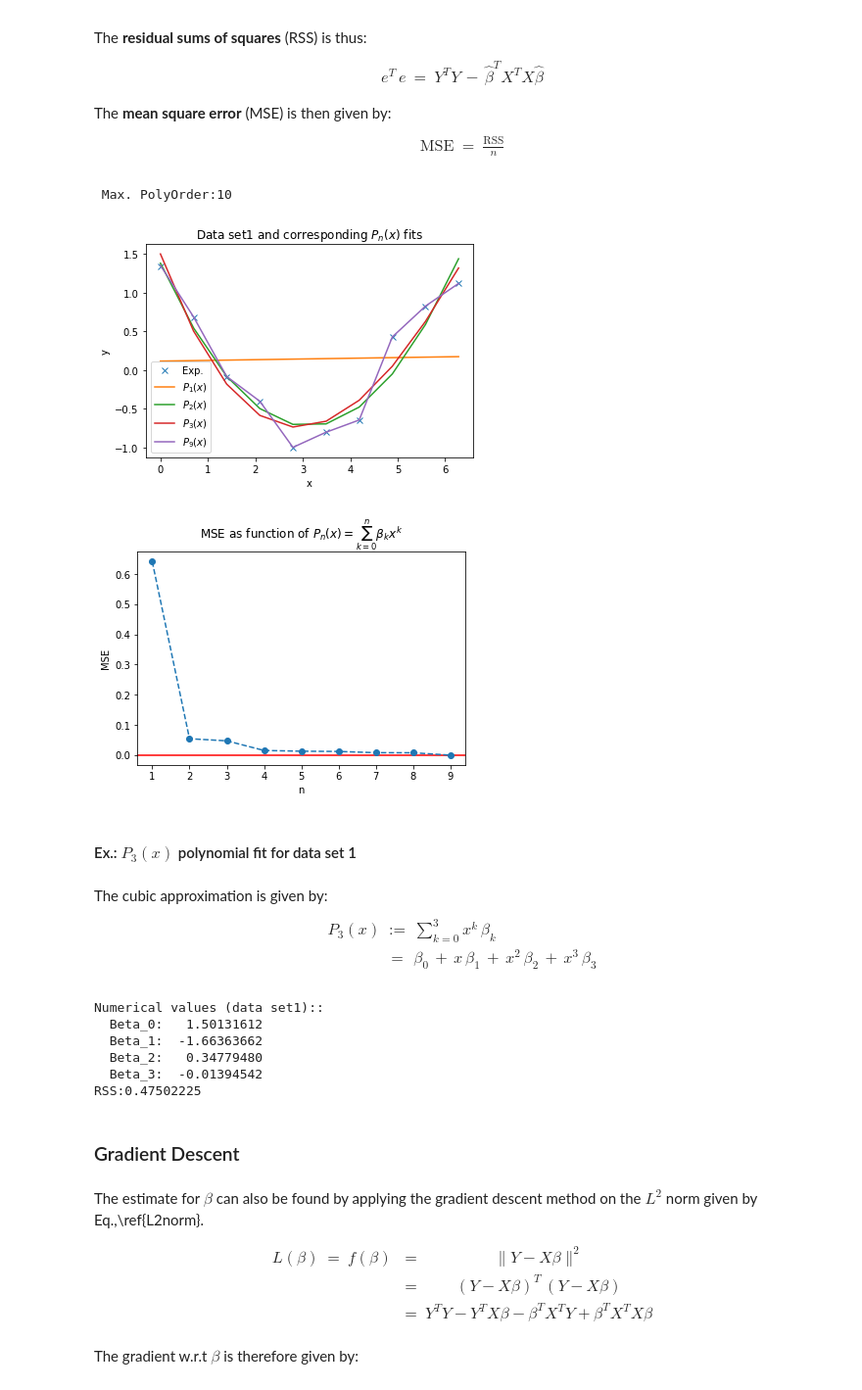
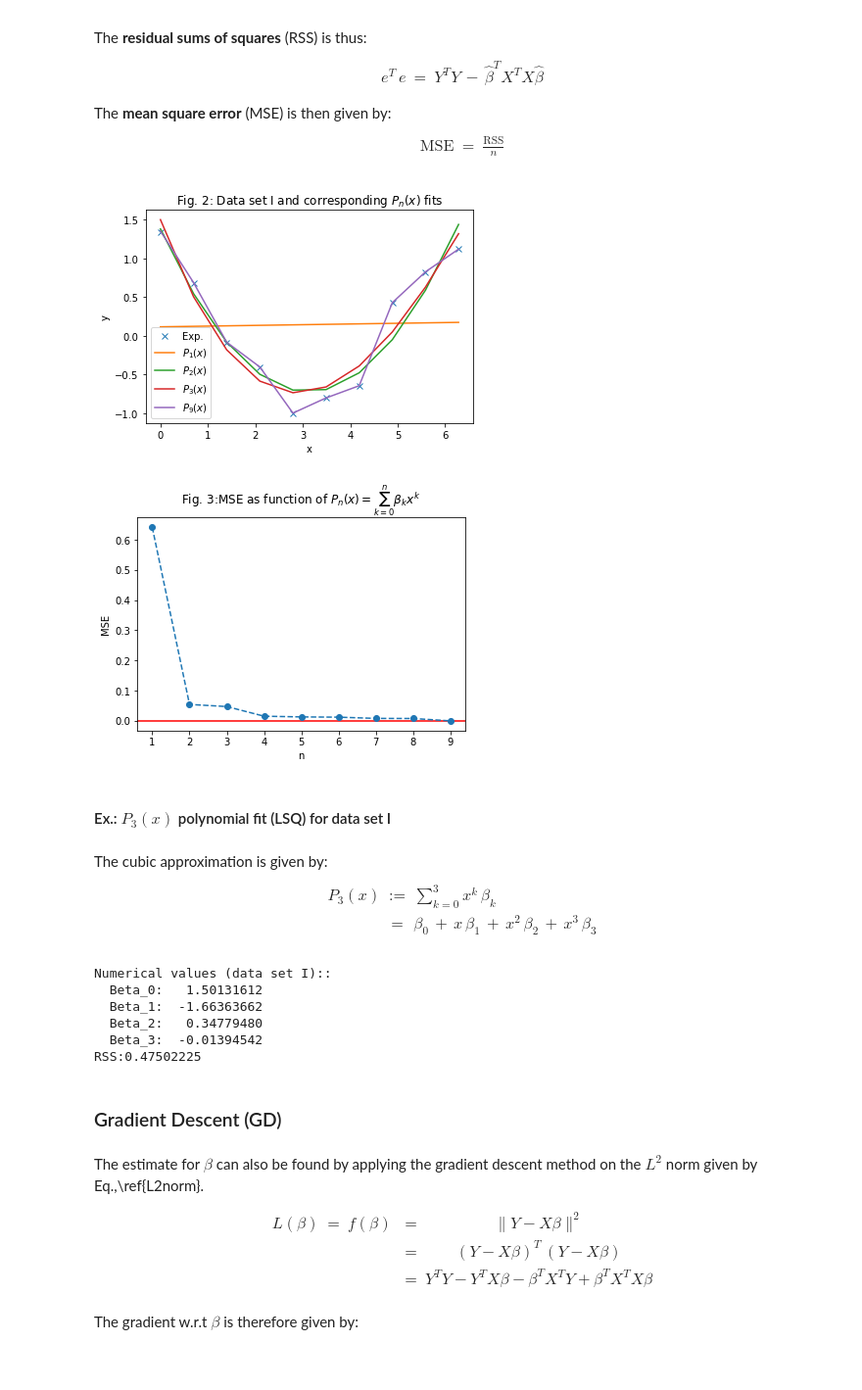
Before and after one commit to wcardoen/ml, a Jupyter notebook: LinearRegression.ipynb, the cells around one changed output. Shown at 98% size. Cells and saved outputs as stored; diff of their text form; code cells hidden in the pictures.

```diff
--- a/LinearRegression.ipynb
+++ b/LinearRegression.ipynb
@@ -22,9 +23,11 @@ In what follows we will use 2 data sets:
 # %%
-# DATA SET 1:
+# DATA SET I:
 MEAN=0.0
 SD=0.25 # Sigma^2=0.0625
 SZ=10
-x=np.linspace(0.0, 2.0*np.pi, num=SZ)
+START=0.0
+END=2.0*np.pi
+x=np.linspace(START, END, num=SZ)
 rnd.seed(seed=2505) # To make data reproducible
 noise=rnd.normal(loc=MEAN, scale=SD, size=SZ)
 y1=np.cos(x)
@@ -35,6 +38,18 @@ plt.plot(x,y,'x',label=r'$\cos(x)+\epsilon$ where $ \epsilon \sim N(0.0,0.0625)$
 plt.xlabel("x")
 plt.ylabel("y")
 plt.legend()
-plt.title(r'Data set1: Synthetic data set')
+plt.title(r'Fig. 1:Data set I (synthetic)')
 plt.show()
+
+# Extra points from the same analytical set (for subsequent tests)
+SZ2=10000
+x2 = np.linspace(START, END, num=SZ2)
+rnd.seed(seed=27)
+noise2=rnd.normal(loc=MEAN, scale=SD, size=SZ2)
+y2=np.cos(x2) + noise2
+
+NUM_TEST2=20
+ind_test = sorted(rnd.choice(np.arange(SZ2), NUM_TEST2, replace=False ))
+x_test = x2[ind_test]
+y_test = y2[ind_test]
 # %% [output]
@@ -129,24 +152,3 @@ def calcResid(Y,YHat):
     Calculate Residual
     """
     return Y - YHat
-
-
-MAXORDER = x.shape[0]
-print(f" Max. PolyOrder:{MAXORDER}")
-
-lstIorder, lstRSS = [], []
-lstBetaHat, lstYHat = [], []
-for iorder in range(1, MAXORDER):
-
-    Xmat = genXmat(x,iorder)
-    BetaHat = calcBetaHat(Xmat,y)
-    YHat = calcYHat(Xmat,BetaHat)
-    Res = calcResid(y,YHat)
-    RSS = np.sum(Res * Res)
-    # Accumulate data
-    lstIorder.append(iorder)
-    lstBetaHat.append(BetaHat)
-    lstYHat.append(YHat)
-    lstRSS.append(RSS)
-# %% [output]
- Max. PolyOrder:10
@@ -153,5 +171,5 @@ for iorder in range(1, MAXORDER):
 # %%
-plt.title('Data set1 and corresponding ' + r'$P_n(x)$' + ' fits')
+plt.title('Fig. 2: Data set I and corresponding ' + r'$P_n(x)$' + ' fits')
 plt.plot(x, y, 'x', label=r'Exp.')
 plt.xlabel('x')
 plt.ylabel('y')
@@ -162,18 +180,18 @@ plt.plot(x, lstYHat[8], label=r'$P_9(x)$')
 plt.legend()
 plt.show()
 # %% [output]
-[figure, old version]
+[figure, new version]
 # %%
 plt.axhline(y=0.0, color='r',linestyle='-')
-plt.title('MSE as function of ' + r'$P_n(x)=\sum_{k=0}^n \beta_k x^k$')
+plt.title('Fig. 3:MSE as function of ' + r'$P_n(x)=\sum_{k=0}^n \beta_k x^k$')
 plt.xlabel('n')
 plt.ylabel('MSE')
 plt.plot(np.array(lstIorder), np.array(lstRSS)/x.shape[0],'o--')
 plt.show()
 # %% [output]
-[figure, old version]
+[figure, new version]
 # %% [markdown]
-#### Ex.: $P_3(x)$ polynomial fit for data set 1
+#### Ex.: $P_3(x)$ polynomial fit (LSQ) for data set I
 # %% [markdown]
 The cubic approximation is given by:
 \begin{eqnarray}
@@ -181,19 +199,19 @@ The cubic approximation is given by:
         & = &\beta_0 \, + \, x \, \beta_1  \, + \, x^2 \, \beta_2 \, + \, x^3 \, \beta_3  \nonumber
 \end{eqnarray}
 # %%
-print(f"Numerical values (data set1)::")
+print(f"Numerical values (data set I)::")
 for i, item in enumerate(lstBetaHat[2]):
     print(f"  Beta_{i}: {item:12.8f}")
 print(f"RSS:{lstRSS[2]:10.8f}")
 # %% [output]
-Numerical values (data set1)::
+Numerical values (data set I)::
   Beta_0:   1.50131612
   Beta_1:  -1.66363662
   Beta_2:   0.34779480
   Beta_3:  -0.01394542
 RSS:0.47502225
 # %% [markdown]
-### Gradient Descent
+### Gradient Descent (GD)
 # %% [markdown]
 The estimate for $\beta$ can also be found by applying the gradient descent
 method on the $L^2$ norm given by Eq.\,\ref{L2norm}.
```
Also changed, not shown: parts of 28 cells of this notebook.
